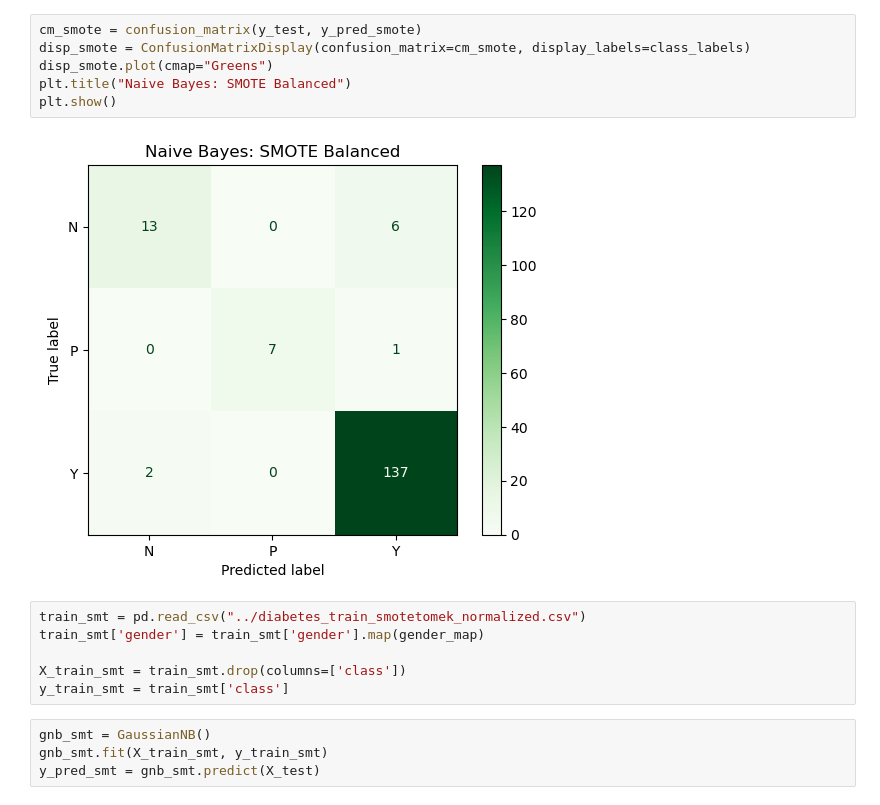
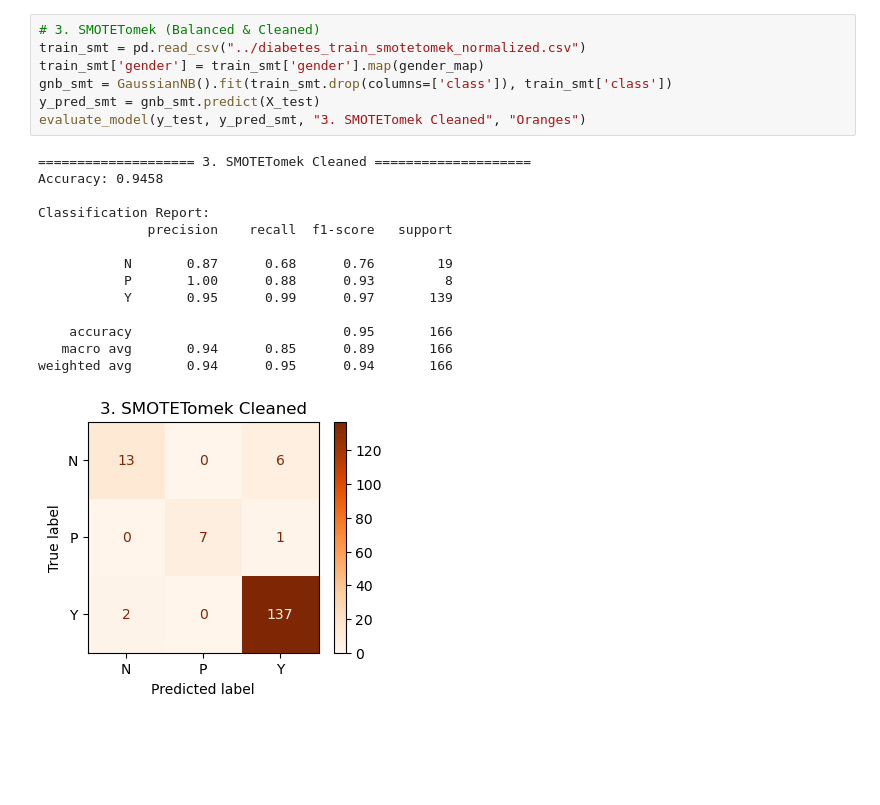
Before and after one commit to OmarH-creator/Diabetes-Prediction, a Jupyter notebook: Models/Naive_Bayes_v2.ipynb, the cells around one changed output. Drawn from its saved outputs; the diff is of its cells as text; blank space fills up the shorter version.

```diff
--- a/Models/Naive_Bayes_v2.ipynb
+++ b/Models/Naive_Bayes_v2.ipynb
@@ -86,18 +82,22 @@ weighted avg       0.94      0.95      0.94       166
-# %%
-cm_smote = confusion_matrix(y_test, y_pred_smote)
-disp_smote = ConfusionMatrixDisplay(confusion_matrix=cm_smote, display_labels=class_labels)
-disp_smote.plot(cmap="Greens")
-plt.title("Naive Bayes: SMOTE Balanced")
-plt.show()
-# %% [output]
-[figure, removed]
 # %%
+# 3. SMOTETomek (Balanced & Cleaned)
 train_smt = pd.read_csv("../diabetes_train_smotetomek_normalized.csv")
 train_smt['gender'] = train_smt['gender'].map(gender_map)
-
-X_train_smt = train_smt.drop(columns=['class'])
-y_train_smt = train_smt['class']
+gnb_smt = GaussianNB().fit(train_smt.drop(columns=['class']), train_smt['class'])
+y_pred_smt = gnb_smt.predict(X_test)
+evaluate_model(y_test, y_pred_smt, "3. SMOTETomek Cleaned", "Oranges")
+# %% [output]
+==================== 3. SMOTETomek Cleaned ====================
+Accuracy: 0.9458
+
+Classification Report:
+              precision    recall  f1-score   support
+
+           N       0.87      0.68      0.76        19
+           P       1.00      0.88      0.93         8
+           Y       0.95      0.99      0.97       139
+
+    accuracy                           0.95       166
+   macro avg       0.94      0.85      0.89       166
+weighted avg       0.94      0.95      0.94       166
+[figure, added]
-# %%
-gnb_smt = GaussianNB()
-gnb_smt.fit(X_train_smt, y_train_smt)
-y_pred_smt = gnb_smt.predict(X_test)
```
Also changed, not shown: parts of 21 cells of this notebook.
